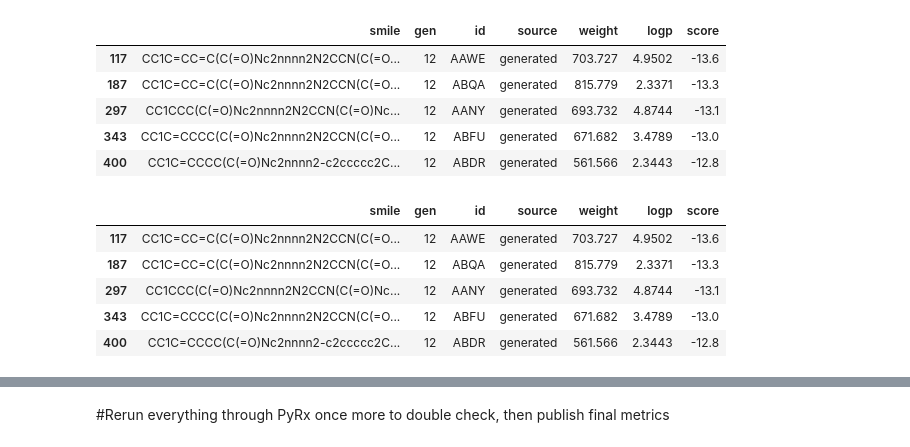
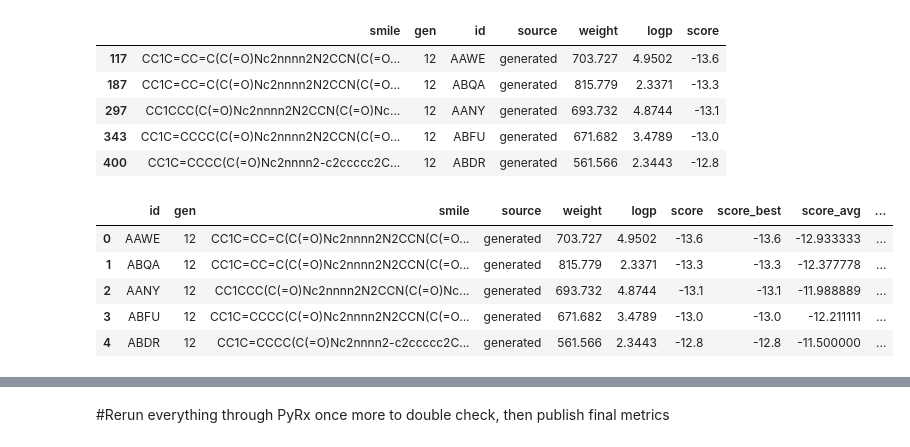
Before and after one commit to forkwell-io/fch-drug-discovery, a Jupyter notebook: Final Results.ipynb, the cells around one changed output, grey strips where cells are left out. Cells and saved outputs as stored; diff of their text form; code cells hidden in the pictures.

```diff
--- a/Final Results.ipynb
+++ b/Final Results.ipynb
@@ -58,15 +58,14 @@ final_joined.head(5)
 | 343 | CC1C=CCCC(C(=O)Nc2nnnn2N2CCN(C(=O... | 12 | ABFU | generated | 671.682 | 3.4789 | -13.0 |
 | 400 | CC1C=CCCC(C(=O)Nc2nnnn2-c2ccccc2C... | 12 | ABDR | generated | 561.566 | 2.3443 | -12.8 |
 # %%
-final_table = final_joined.append(hiv)
 final_table.head()
 # %% [output]
-|  | smile | gen | id | source | weight | logp | score |
-| 117 | CC1C=CC=C(C(=O)Nc2nnnn2N2CCN(C(=O... | 12 | AAWE | generated | 703.727 | 4.9502 | -13.6 |
-| 187 | CC1C=CC=C(C(=O)Nc2nnnn2N2CCN(C(=O... | 12 | ABQA | generated | 815.779 | 2.3371 | -13.3 |
-| 297 | CC1CCC(C(=O)Nc2nnnn2N2CCN(C(=O)Nc... | 12 | AANY | generated | 693.732 | 4.8744 | -13.1 |
-| 343 | CC1C=CCCC(C(=O)Nc2nnnn2N2CCN(C(=O... | 12 | ABFU | generated | 671.682 | 3.4789 | -13.0 |
-| 400 | CC1C=CCCC(C(=O)Nc2nnnn2-c2ccccc2C... | 12 | ABDR | generated | 561.566 | 2.3443 | -12.8 |
+|  | id | gen | smile | source | weight | logp | score | score_best | score_avg | ... |
+| 0 | AAWE | 12 | CC1C=CC=C(C(=O)Nc2nnnn2N2CCN(C(=O... | generated | 703.727 | 4.9502 | -13.6 | -13.6 | -12.933333 | ... |
+| 1 | ABQA | 12 | CC1C=CC=C(C(=O)Nc2nnnn2N2CCN(C(=O... | generated | 815.779 | 2.3371 | -13.3 | -13.3 | -12.377778 | ... |
+| 2 | AANY | 12 | CC1CCC(C(=O)Nc2nnnn2N2CCN(C(=O)Nc... | generated | 693.732 | 4.8744 | -13.1 | -13.1 | -11.988889 | ... |
+| 3 | ABFU | 12 | CC1C=CCCC(C(=O)Nc2nnnn2N2CCN(C(=O... | generated | 671.682 | 3.4789 | -13.0 | -13.0 | -12.211111 | ... |
+| 4 | ABDR | 12 | CC1C=CCCC(C(=O)Nc2nnnn2-c2ccccc2C... | generated | 561.566 | 2.3443 | -12.8 | -12.8 | -11.500000 | ... |
 # %%
 # Note I also manually added Remdesivir because as working on this it went into clinical trials
 # https://en.wikipedia.org/wiki/Remdesivir
```
Also changed, not shown: parts of 12 cells of this notebook, 10 other files.
